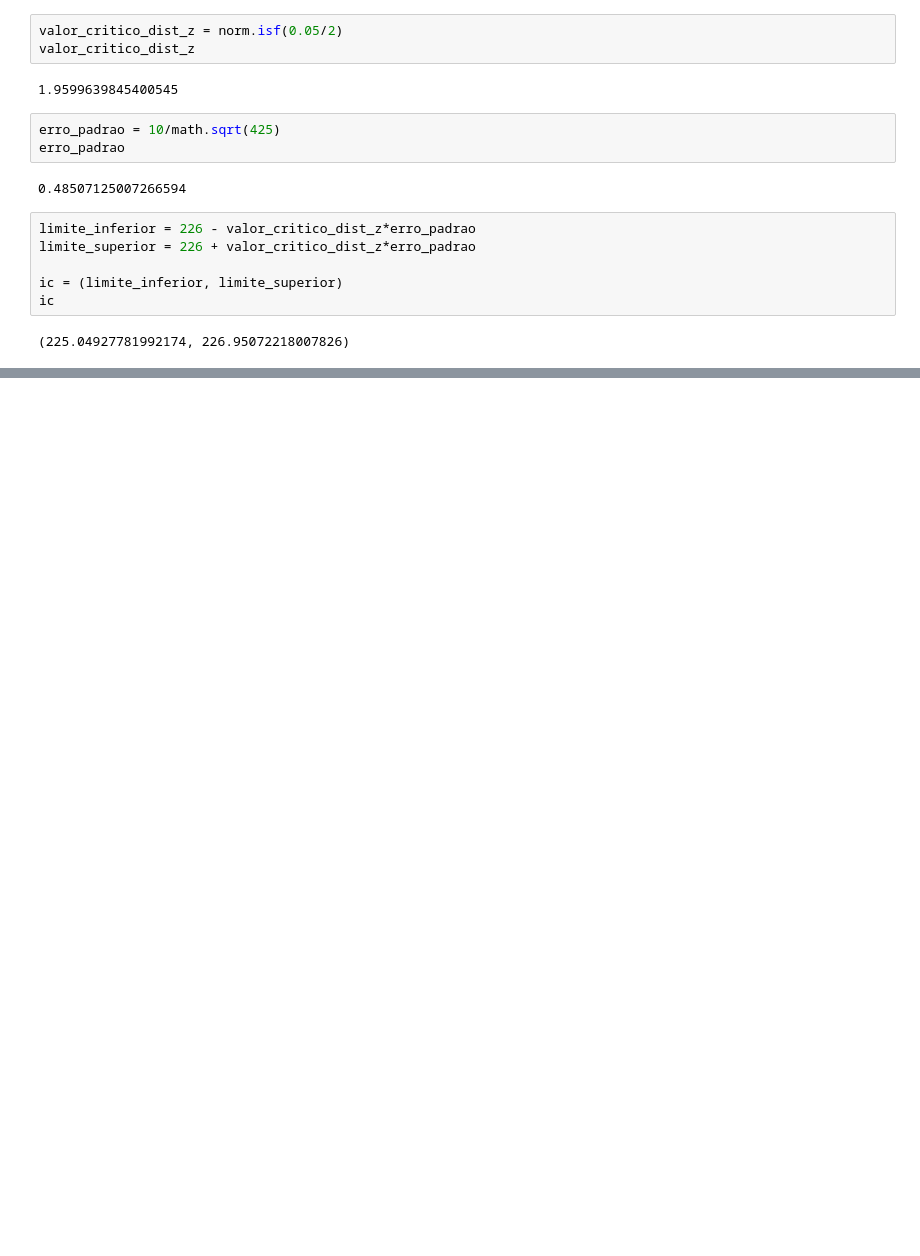
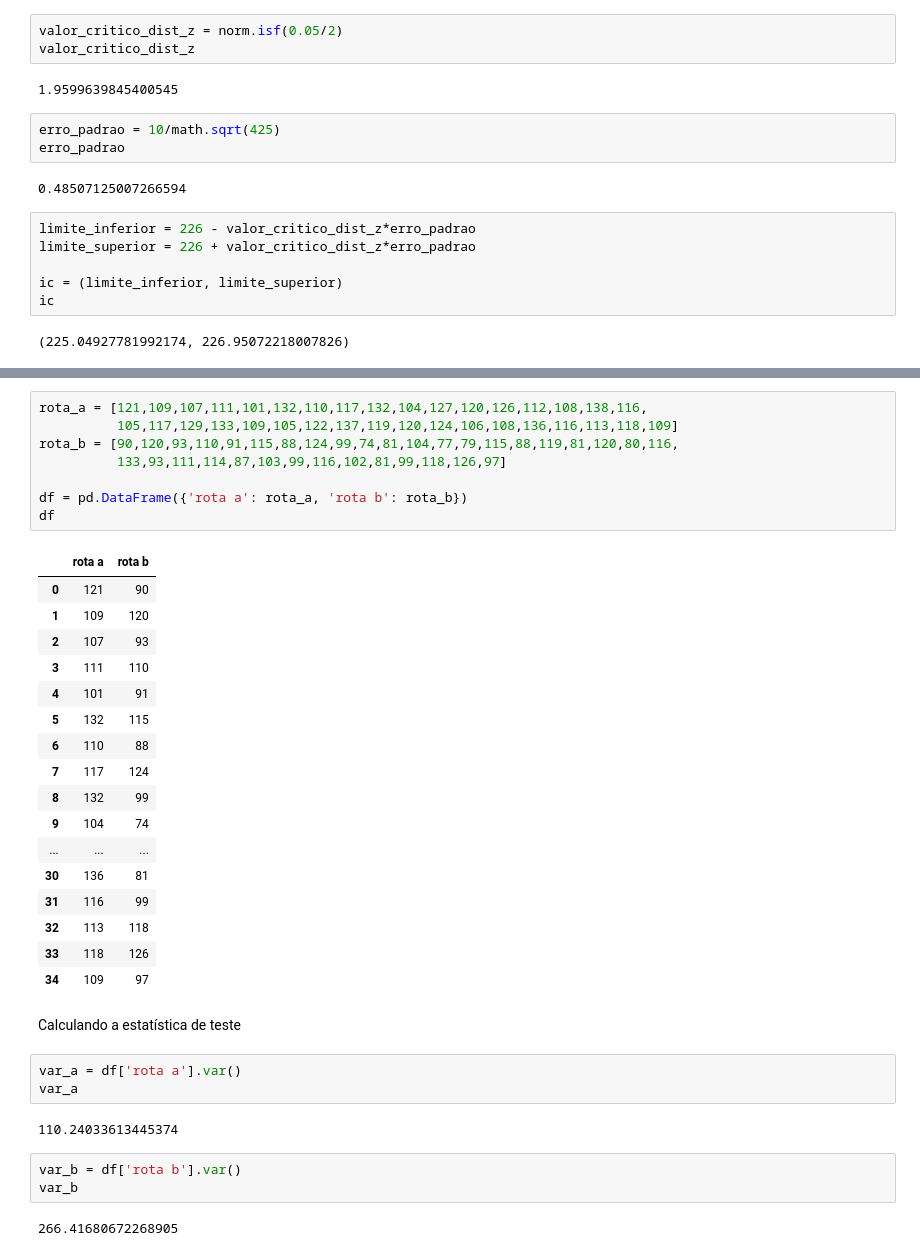
Before and after one commit to brunatoloti/mba-dsa-usp, a Jupyter notebook: modulo_introdutorio/fundamentos_de_estatistica/fundamentos_de_estatistica.ipynb, the cells around one changed output, grey strips where cells are left out. Saved outputs shown, nothing was run; the diff lists cells and outputs as text; blank space fills up the shorter version.

```diff
--- a/modulo_introdutorio/fundamentos_de_estatistica/fundamentos_de_estatistica.ipynb
+++ b/modulo_introdutorio/fundamentos_de_estatistica/fundamentos_de_estatistica.ipynb
@@ -1486,0 +1924,38 @@ ic
+# %%
+rota_a = [121,109,107,111,101,132,110,117,132,104,127,120,126,112,108,138,116,
+          105,117,129,133,109,105,122,137,119,120,124,106,108,136,116,113,118,109]
+rota_b = [90,120,93,110,91,115,88,124,99,74,81,104,77,79,115,88,119,81,120,80,116,
+          133,93,111,114,87,103,99,116,102,81,99,118,126,97]
+
+df = pd.DataFrame({'rota a': rota_a, 'rota b': rota_b})
+df
+# %% [output]
+|  | rota a | rota b |
+| 0 | 121 | 90 |
+| 1 | 109 | 120 |
+| 2 | 107 | 93 |
+| 3 | 111 | 110 |
+| 4 | 101 | 91 |
+| 5 | 132 | 115 |
+| 6 | 110 | 88 |
+| 7 | 117 | 124 |
+| 8 | 132 | 99 |
+| 9 | 104 | 74 |
+| ... | ... | ... |
+| 30 | 136 | 81 |
+| 31 | 116 | 99 |
+| 32 | 113 | 118 |
+| 33 | 118 | 126 |
+| 34 | 109 | 97 |
+# %% [markdown]
+Calculando a estatística de teste
+# %%
+var_a = df['rota a'].var()
+var_a
+# %% [output]
+110.24033613445374
+# %%
+var_b = df['rota b'].var()
+var_b
+# %% [output]
+266.41680672268905
```
Also changed, not shown: parts of 143 cells of this notebook.
